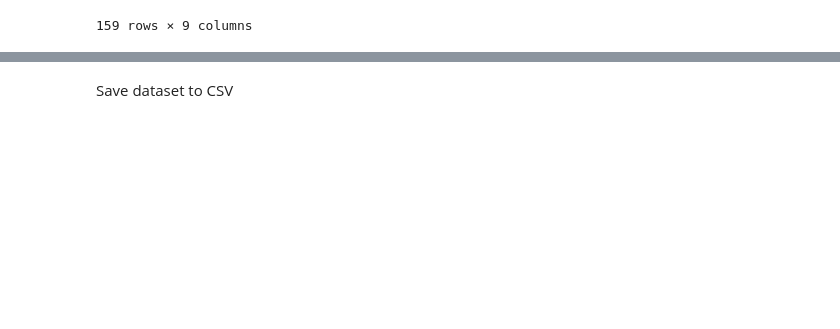
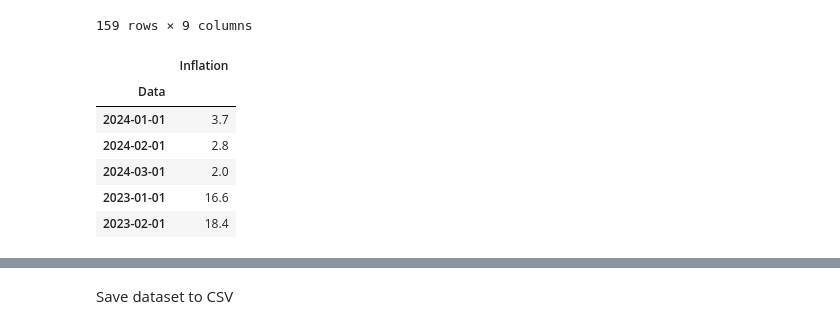
Before and after one commit to ewapelc/Unemployment-Data-Analysis, a Jupyter notebook: clean.ipynb, the cells around one changed output, grey strips where cells are left out. Saved outputs shown, nothing was run; the diff lists cells and outputs as text; code cells hidden in the pictures; blank space fills up the shorter version.

Commit message:
Adding inflation data to dataset

```diff
--- a/clean.ipynb
+++ b/clean.ipynb
@@ -267,3 +267,15 @@ combined
 | 2024-02-01 | NaN | 2053.000000 | 3.9664 | 78.699997 | NaN | NaN | NaN | NaN | ... |
 | 2024-03-01 | NaN | 2086.899902 | NaN | 83.550003 | NaN | NaN | NaN | NaN | ... |
 159 rows × 9 columns
+# %%
+inflation = pd.read_csv('files/inflationmod.csv', parse_dates=['Data'], index_col='Data')
+inflation.rename(columns={'Inflacja': 'Inflation'}, inplace=True)
+inflation.head()
+# %% [output]
+|  | Inflation |
+| Data |  |
+| 2024-01-01 | 3.7 |
+| 2024-02-01 | 2.8 |
+| 2024-03-01 | 2.0 |
+| 2023-01-01 | 16.6 |
+| 2023-02-01 | 18.4 |
```
Also changed, not shown: parts of 5 cells of this notebook, 5 other files.
